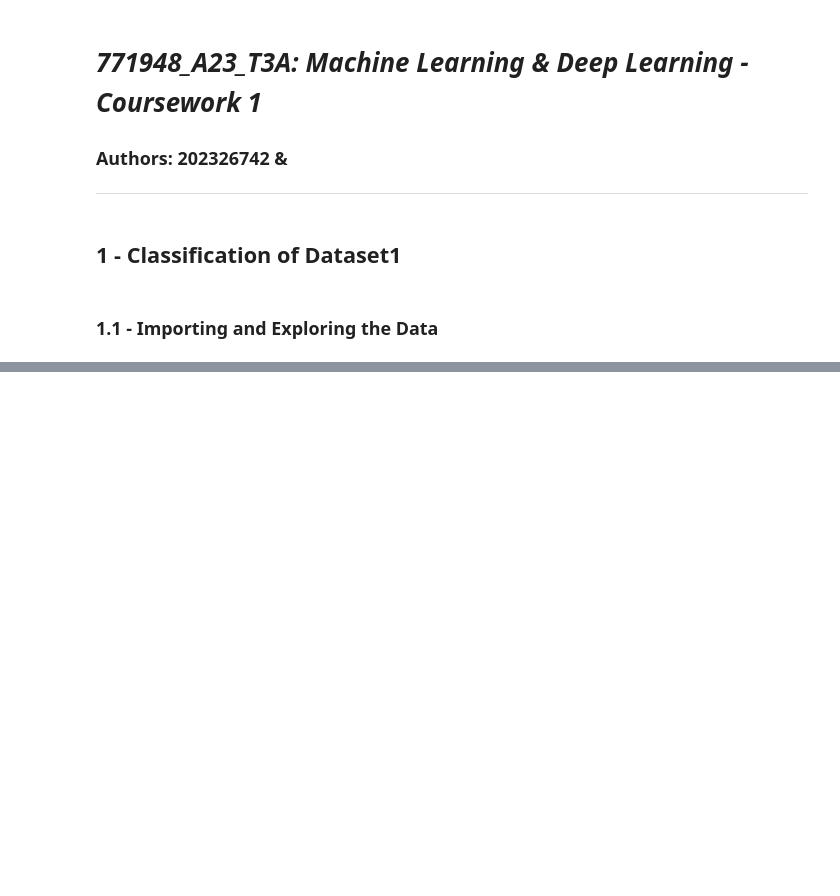
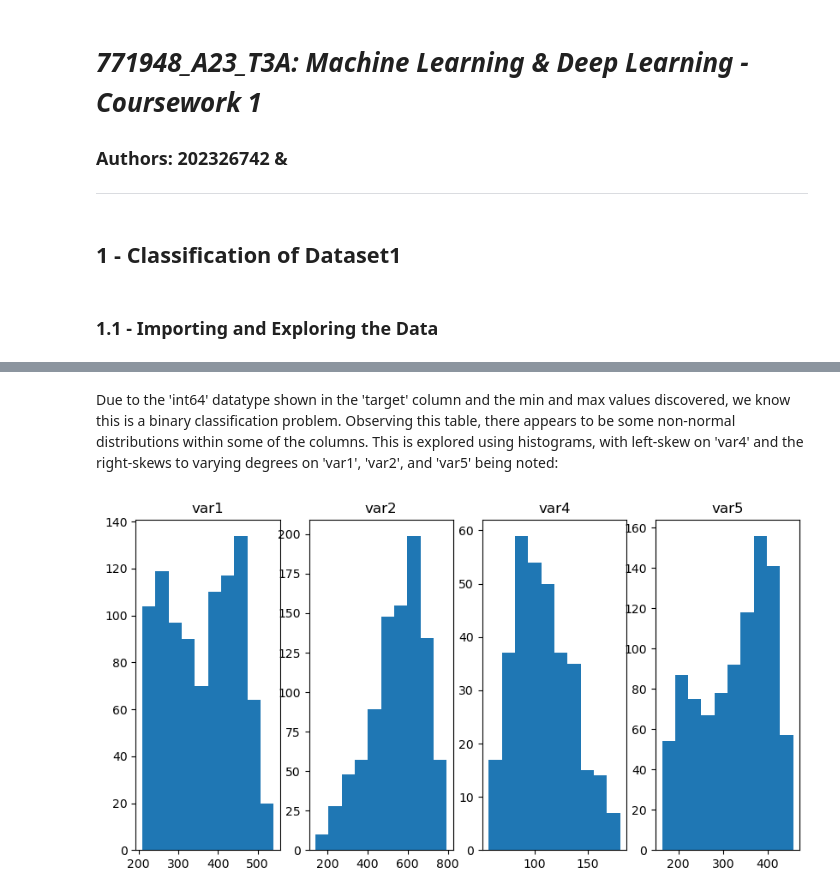
Before and after one commit to engmohamedsalah/AIMaster-MachineLearningDeepLearning, a Jupyter notebook: Submission_Notebook.ipynb, the cells around one changed output, grey strips where cells are left out. Drawn from its saved outputs; the diff is of its cells as text; code cells hidden in the pictures; blank space fills up the shorter version.

```diff
--- a/Submission_Notebook.ipynb
+++ b/Submission_Notebook.ipynb
@@ -36,0 +39,5 @@ Notebook should also contain:
+# %%
+import pandas as pd
+
+raw_data = pd.read_excel("dataset1.xlsx")
+raw_data.head()
@@ -36,0 +83,16 @@ Notebook should also contain:
+# %% [markdown]
+Due to the 'int64' datatype shown in the 'target' column and the min and max values discovered, we know this is a binary classification problem. Observing this table, there appears to be some non-normal distributions within some of the columns. This is explored using histograms, with left-skew on 'var4' and the right-skews to varying degrees on 'var1', 'var2', and 'var5' being noted:
+# %%
+import matplotlib.pyplot as plt
+
+var_nums = [1, 2, 4, 5]
+fig, axs = plt.subplots(1, 4, figsize=(10, 5))
+
+for i in range(4):
+
+    axs[i].hist(raw_data[f'var{var_nums[i]}'])
+    axs[i].set_title(f'var{var_nums[i]}')
+
+plt.show()
+# %% [output]
+[figure, added]
```
Also changed, not shown: parts of 27 cells of this notebook.
